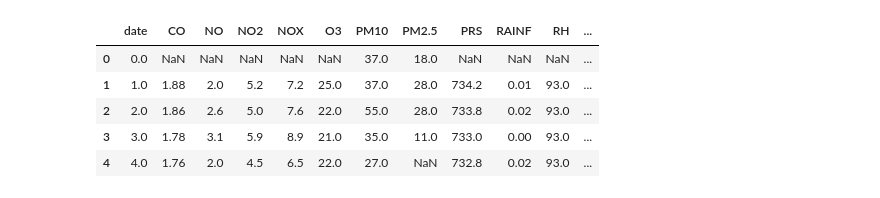
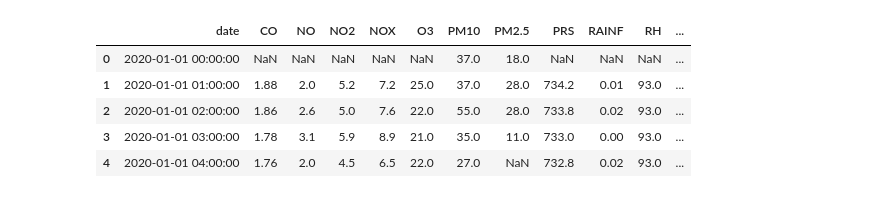
Before and after one commit to EngelsZ10/MA2003B_Reto, a Jupyter notebook: limpieza.ipynb, the cells around one changed output. Cells and saved outputs as stored; diff of their text form; code cells hidden in the pictures.

```diff
--- a/limpieza.ipynb
+++ b/limpieza.ipynb
@@ -6,15 +6,15 @@ d22_23 = pd.read_excel('DATOS HISTÓRICOS 2022_2023_TODAS ESTACIONES.xlsx', shee
 df = pd.concat([d20_21,d22_23])
 # %%
 df['date'] = pd.to_datetime(df['date'])
-df["date"] = (df["date"] - df.iloc[0,0]).apply(lambda x: x.value/3.6e+12)
+df["deltaDate"] = (df["date"] - df.iloc[0,0]).apply(lambda x: x.value/3.6e+12)
 df.head()
 # %% [output]
 |  | date | CO | NO | NO2 | NOX | O3 | PM10 | PM2.5 | PRS | RAINF | RH | ... |
-| 0 | 0.0 | NaN | NaN | NaN | NaN | NaN | 37.0 | 18.0 | NaN | NaN | NaN | ... |
-| 1 | 1.0 | 1.88 | 2.0 | 5.2 | 7.2 | 25.0 | 37.0 | 28.0 | 734.2 | 0.01 | 93.0 | ... |
-| 2 | 2.0 | 1.86 | 2.6 | 5.0 | 7.6 | 22.0 | 55.0 | 28.0 | 733.8 | 0.02 | 93.0 | ... |
-| 3 | 3.0 | 1.78 | 3.1 | 5.9 | 8.9 | 21.0 | 35.0 | 11.0 | 733.0 | 0.00 | 93.0 | ... |
-| 4 | 4.0 | 1.76 | 2.0 | 4.5 | 6.5 | 22.0 | 27.0 | NaN | 732.8 | 0.02 | 93.0 | ... |
+| 0 | 2020-01-01 00:00:00 | NaN | NaN | NaN | NaN | NaN | 37.0 | 18.0 | NaN | NaN | NaN | ... |
+| 1 | 2020-01-01 01:00:00 | 1.88 | 2.0 | 5.2 | 7.2 | 25.0 | 37.0 | 28.0 | 734.2 | 0.01 | 93.0 | ... |
+| 2 | 2020-01-01 02:00:00 | 1.86 | 2.6 | 5.0 | 7.6 | 22.0 | 55.0 | 28.0 | 733.8 | 0.02 | 93.0 | ... |
+| 3 | 2020-01-01 03:00:00 | 1.78 | 3.1 | 5.9 | 8.9 | 21.0 | 35.0 | 11.0 | 733.0 | 0.00 | 93.0 | ... |
+| 4 | 2020-01-01 04:00:00 | 1.76 | 2.0 | 4.5 | 6.5 | 22.0 | 27.0 | NaN | 732.8 | 0.02 | 93.0 | ... |
 # %%
 from sklearn.impute import KNNImputer as imputer
 k = imputer(n_neighbors=4)
```
Also changed, not shown: parts of 6 cells of this notebook, 6 other files.
